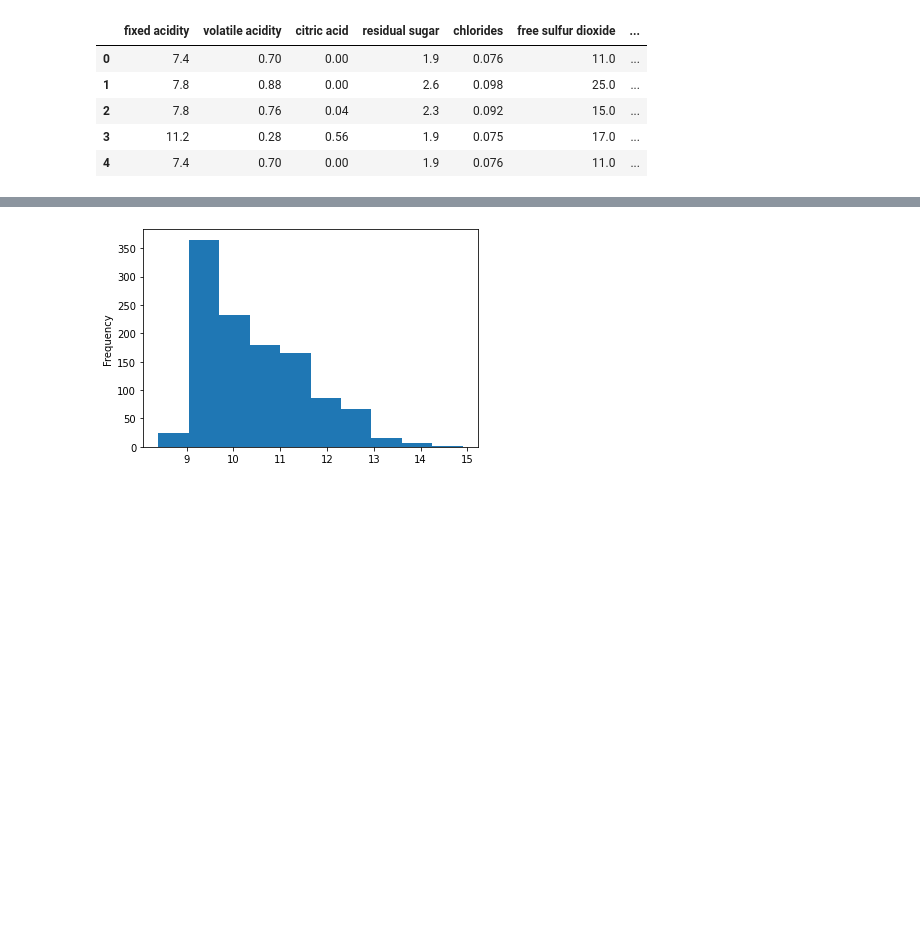
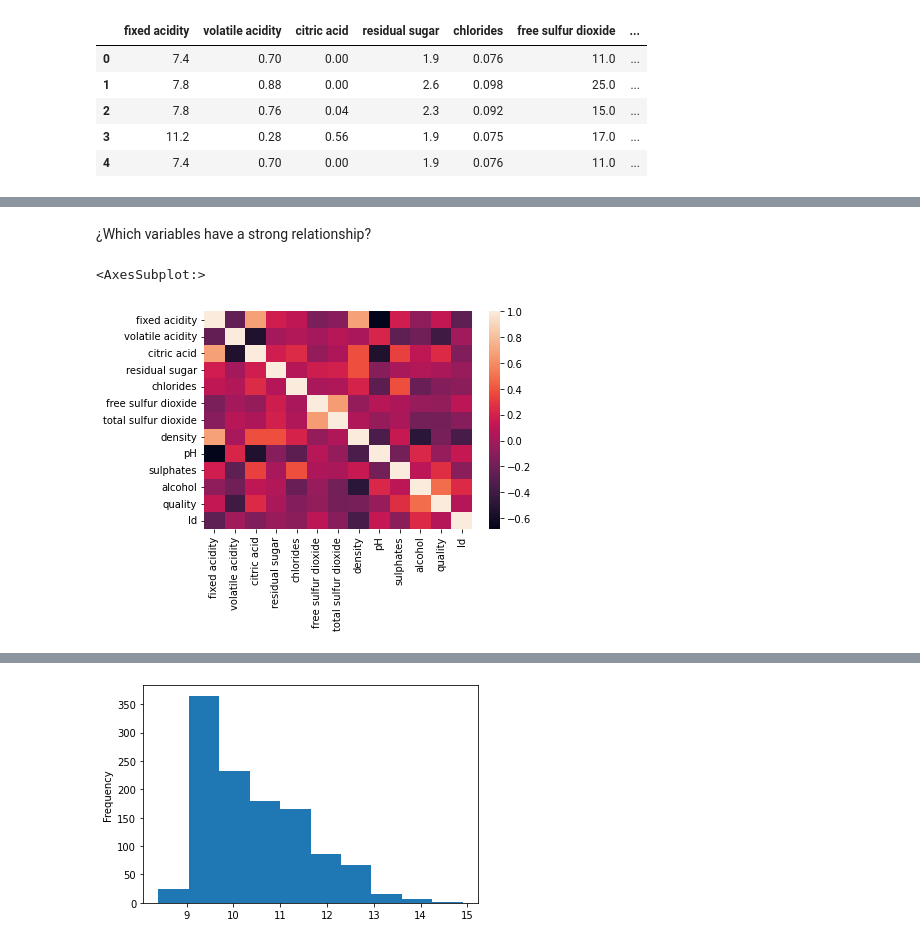
Before and after one commit to aelorza8/alejandro8, a Jupyter notebook: Actividad6_A00826985.ipynb, the cells around one changed output, grey strips where cells are left out. Saved outputs shown, nothing was run; the diff lists cells and outputs as text; code cells hidden in the pictures; blank space fills up the shorter version.

```diff
--- a/Actividad6_A00826985.ipynb
+++ b/Actividad6_A00826985.ipynb
@@ -119,0 +75,7 @@ correlation
+# %% [markdown]
+¿Which variables have a strong relationship?
+# %%
+sns.heatmap(df.corr())
+# %% [output]
+<AxesSubplot:>
+[figure, added]
```
Also changed, not shown: parts of 29 cells of this notebook.
